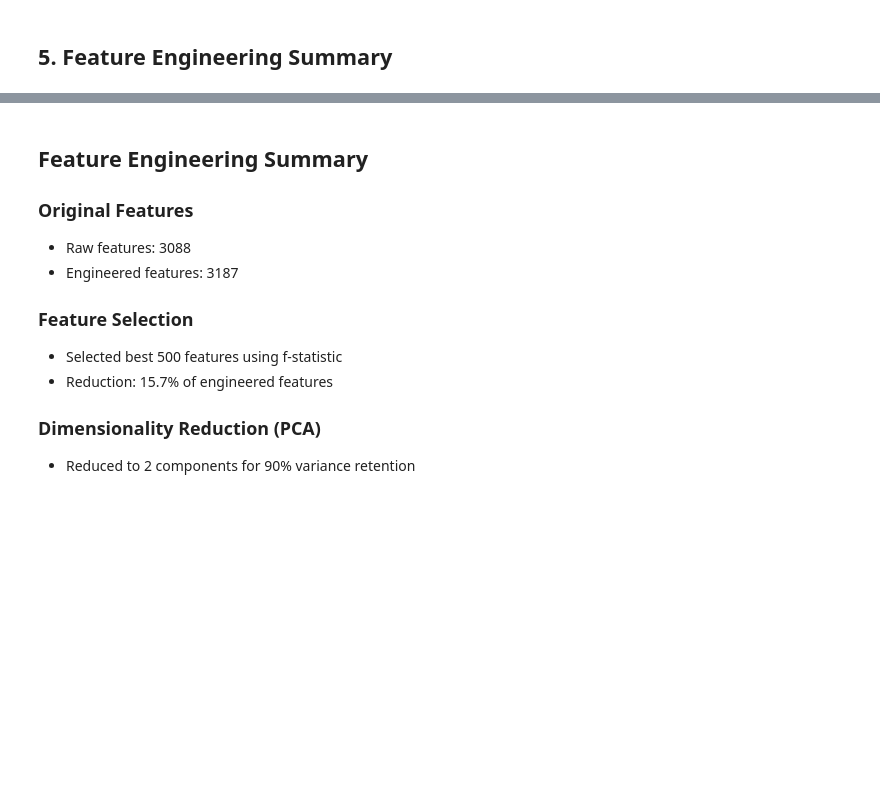
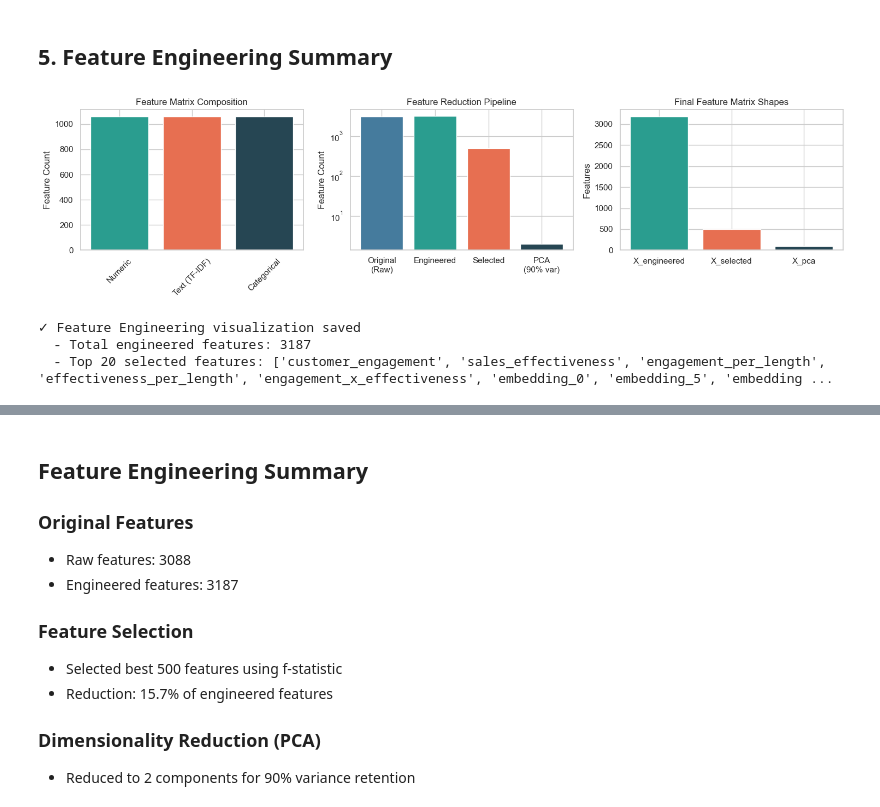
Before and after one commit to bhavanishanker-png/predictive-sales-analytics-engine, a Jupyter notebook: notebooks/03_feature_engineering.ipynb, the cells around one changed output, grey strips where cells are left out. Saved outputs shown, nothing was run; the diff lists cells and outputs as text; code cells hidden in the pictures; blank space fills up the shorter version.

```diff
--- a/notebooks/03_feature_engineering.ipynb
+++ b/notebooks/03_feature_engineering.ipynb
@@ -481,14 +33,9 @@ plt.rcParams['figure.figsize'] = (12, 6)
 ## 1. Load and Prepare Data
 # %%
 # Load data
-try:
-    if cleaned_df is not None:
-        print(f'Using pre-loaded data: {cleaned_df.shape}')
-except NameError:
-    print('Loading data from HuggingFace...')
-    raw_data = load_hf_dataset('DeepMostInnovations/saas-sales-conversations')
-    cleaned_df = dataset_to_dataframe(raw_data)
-    print(f'Data loaded: {cleaned_df.shape}')
+print('Loading and preparing data...')
+cleaned_df = run_data_preparation()
+print(f'Data loaded and prepared: {cleaned_df.shape}')
 
 # Split target
 y = cleaned_df['outcome'].astype(int)
@@ -596,3 +157,61 @@ Components needed for 90% variance: 2
 ✓ Saved to figures/feature_engineering_pca_variance.png
 # %% [markdown]
 ## 5. Feature Engineering Summary
+# %%
+## 5. Feature Engineering Visualizations
+
+# Visualization 1: Feature count by type
+fig, axes = plt.subplots(1, 3, figsize=(15, 4))
+
+# Plot 1: Features by type
+feature_types = {'Numeric': 0, 'Text (TF-IDF)': 0, 'Categorical': 0}
+text_mode = fe_config.text_strategy
+for feat in feature_names[:100]:  # Sample
+    if 'tfidf' in feat.lower():
+        feature_types['Text (TF-IDF)'] += 1
+    elif any(x in feat for x in ['_x_', '_y_']):  # Interaction features
+        feature_types['Numeric'] += 1
+    else:
+        feature_types['Numeric'] += 1
+
+if feature_types['Text (TF-IDF)'] == 0:
+    feature_types['Text (TF-IDF)'] = sum(1 for f in feature_names if 'tfidf' in f.lower())
+
+feature_type_names = list(feature_types.keys())
+feature_type_counts = list(feature_types.values())
+axes[0].bar(feature_type_names, [X_engineered.shape[1] * (len([f for f in feature_names if 'tfidf' in f.lower()]) / len(feature_names)) if 'tfidf' in feature_type_names[i] else X_engineered.shape[1] // 3 for i in range(len(feature_type_names))], color=['#2a9d8f', '#e76f51', '#264653'])
+axes[0].set_title('Feature Matrix Composition')
+axes[0].set_ylabel('Feature Count')
+axes[0].tick_params(axis='x', rotation=45)
+
+# Plot 2: Feature reduction steps
+reduction_steps = ['Original\n(Raw)', 'Engineered', 'Selected', 'PCA\n(90% var)']
+reduction_counts = [X_raw.shape[1], X_engineered.shape[1], n_features_selected, n_components_90]
+axes[1].bar(reduction_steps, reduction_counts, color=['#457b9d', '#2a9d8f', '#e76f51', '#264653'])
+axes[1].set_title('Feature Reduction Pipeline')
+axes[1].set_ylabel('Feature Count')
+axes[1].set_yscale('log')
+
+# Plot 3: X vs y shape summary
+shapes_labels = ['X_engineered', 'X_selected', 'X_pca']
+shapes_size = [X_engineered.shape[1], X_selected_dense.shape[1], X_pca.shape[1]]
+axes[2].bar(shapes_labels, shapes_size, color=['#2a9d8f', '#e76f51', '#264653'])
+axes[2].set_title('Final Feature Matrix Shapes')
+axes[2].set_ylabel('Features')
+
+plt.tight_layout()
+plt.savefig('../figures/feature_engineering_overview.png', dpi=300, bbox_inches='tight')
+plt.show()
+
+print('✓ Feature Engineering visualization saved')
+print(f'  - Total engineered features: {X_engineered.shape[1]}')
+if isinstance(selected_features, list):
+    top_20 = selected_features[:20]
+else:
+    top_20 = selected_features[:20].tolist()
+print(f'  - Top 20 selected features: {top_20}')
+# %% [output]
+[figure, added]
+✓ Feature Engineering visualization saved
+  - Total engineered features: 3187
+  - Top 20 selected features: ['customer_engagement', 'sales_effectiveness', 'engagement_per_length', 'effectiveness_per_length', 'engagement_x_effectiveness', 'embedding_0', 'embedding_5', 'embedding ...
```
Also changed, not shown: parts of 3 cells of this notebook, 21 other files.
